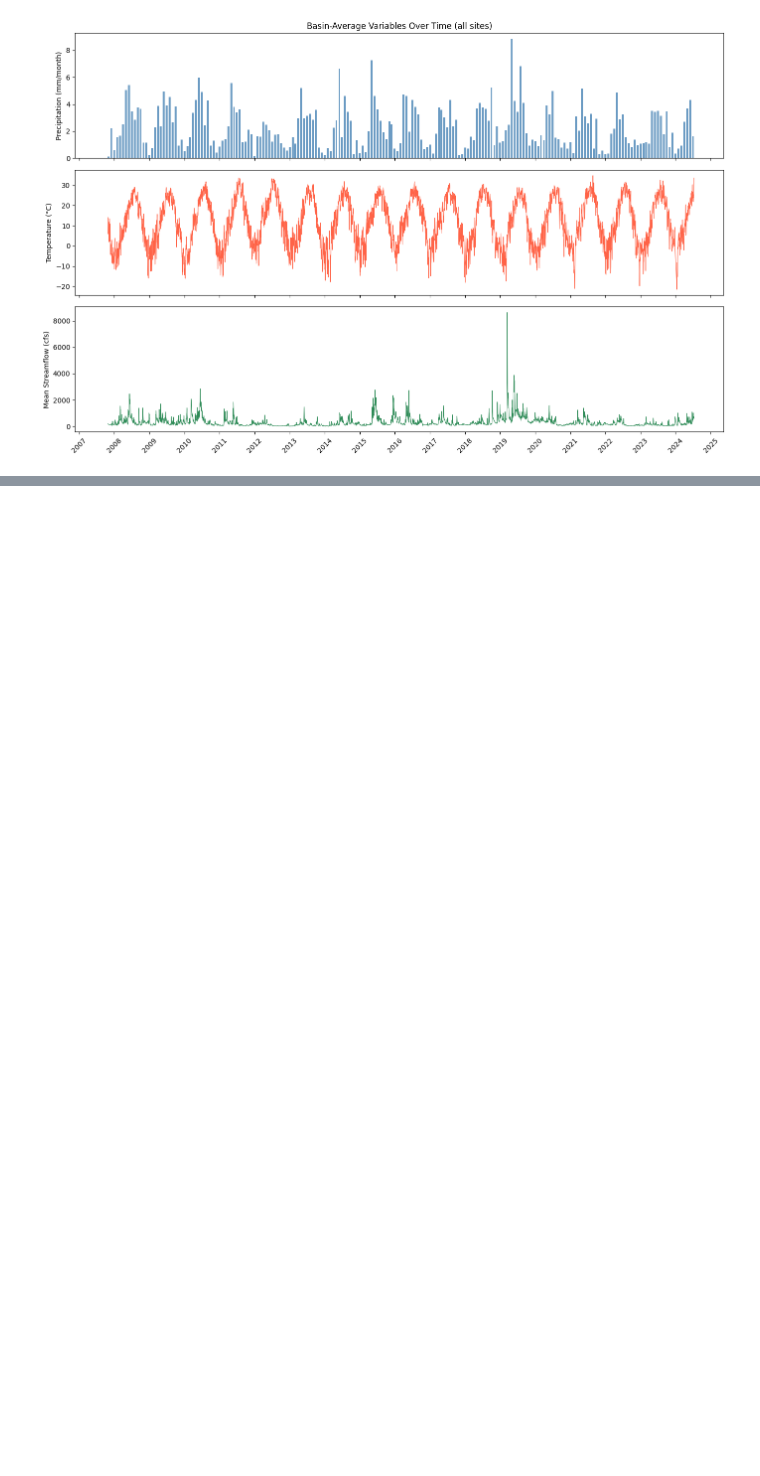
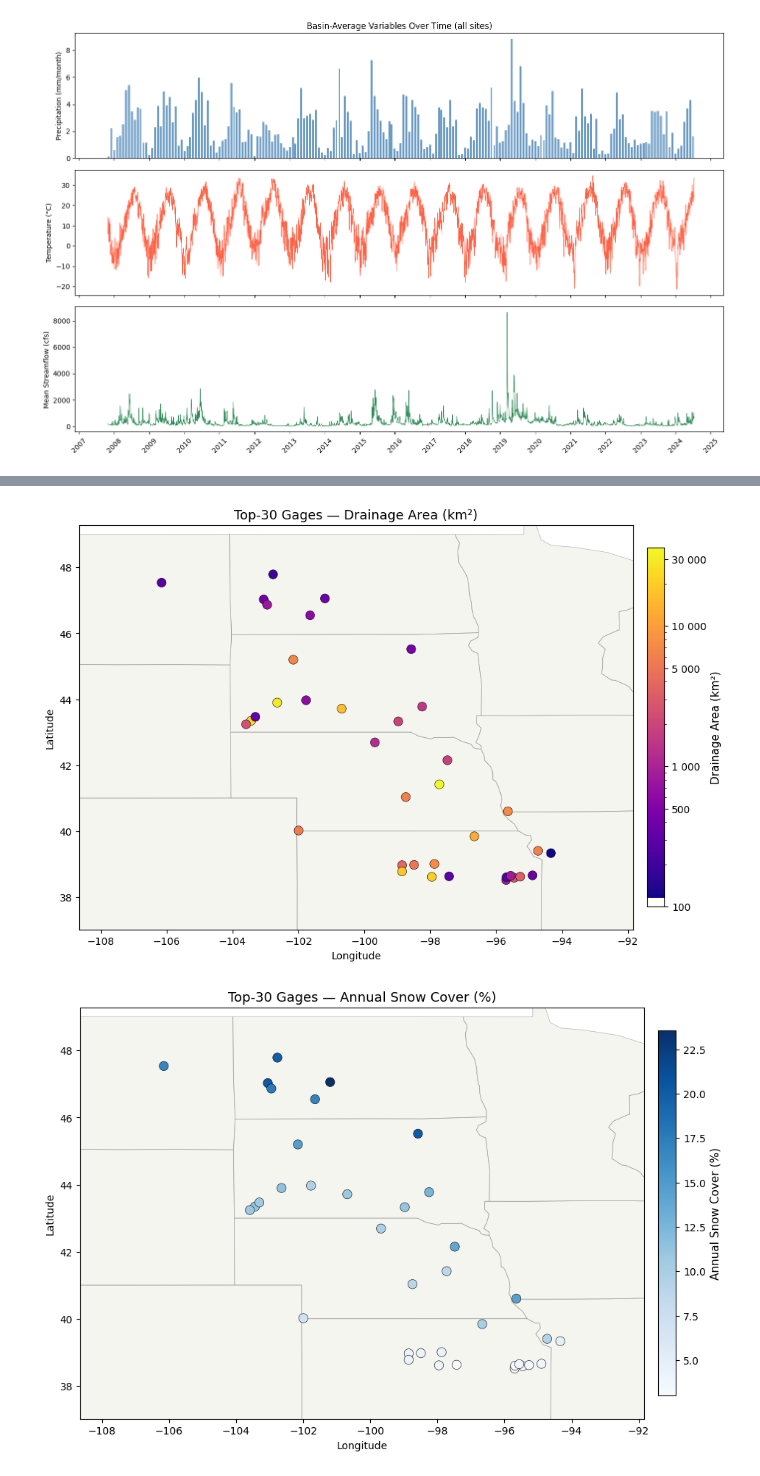
Before and after one commit to connorjsmith28/Flood-Forecasting, a Jupyter notebook: notebooks/data_exploration/variables_over_time.ipynb, the cells around one changed output, grey strips where cells are left out. Drawn from its saved outputs; the diff is of its cells as text; code cells hidden in the pictures; blank space fills up the shorter version.

```diff
--- a/notebooks/data_exploration/variables_over_time.ipynb
+++ b/notebooks/data_exploration/variables_over_time.ipynb
@@ -46,0 +53,65 @@ plt.show()
+# %%
+import geopandas as gpd
+from matplotlib.colors import LogNorm, Normalize
+
+# One row per site with static attributes
+sites = (
+    df.select(["site_id", "station_name", "latitude", "longitude", "DRAIN_SQKM", "snw_pc_syr"])
+    .unique(subset=["site_id"])
+    .to_pandas()
+)
+
+# Load US state borders for geographic context (falls back gracefully if offline)
+try:
+    states = gpd.read_file(
+        "https://raw.githubusercontent.com/nvkelso/natural-earth-vector/master/geojson/ne_110m_admin_1_states_provinces.geojson"
+    )
+    states = states[states["admin"] == "United States of America"]
+    has_bg = True
+except Exception:
+    has_bg = False
+
+pad_lon, pad_lat = 2.5, 1.5
+lon_min = sites["longitude"].min() - pad_lon
+lon_max = sites["longitude"].max() + pad_lon
+lat_min = sites["latitude"].min() - pad_lat
+lat_max = sites["latitude"].max() + pad_lat
+
+maps = [
+    ("DRAIN_SQKM", "Drainage Area (km²)", "plasma", True),
+    ("snw_pc_syr",  "Annual Snow Cover (%)",    "Blues",  False),
+]
+
+for col, label, cmap, use_log in maps:
+    fig, ax = plt.subplots(figsize=(10, 7))
+
+    if has_bg:
+        states.plot(ax=ax, color="#f5f5f0", edgecolor="none", zorder=0)
+        states.boundary.plot(ax=ax, linewidth=0.5, color="#888888", alpha=0.6)
+
+    vals = sites[col].values
+    norm = LogNorm(vmin=vals.min(), vmax=vals.max()) if use_log else Normalize(vmin=vals.min(), vmax=vals.max())
+
+    sc = ax.scatter(
+        sites["longitude"], sites["latitude"],
+        c=vals, cmap=cmap, norm=norm,
+        s=80, edgecolors="black", linewidths=0.4, zorder=5,
+    )
+
+    cb = plt.colorbar(sc, ax=ax, shrink=0.75, pad=0.02)
+    cb.set_label(label, fontsize=11)
+    if use_log:
+        cb.set_ticks([100, 500, 1000, 5000, 10000, 30000])
+        cb.set_ticklabels(["100", "500", "1 000", "5 000", "10 000", "30 000"])
+
+    ax.set_xlim(lon_min, lon_max)
+    ax.set_ylim(lat_min, lat_max)
+    ax.set_xlabel("Longitude")
+    ax.set_ylabel("Latitude")
+    ax.set_title(f"Top-30 Gages — {label}", fontsize=13)
+    ax.set_aspect("equal")
+    fig.tight_layout()
+    plt.show()S
+# %% [output]
+[figure, added]
+[figure, added]
```
Also changed, not shown: parts of 1 cell of this notebook.
